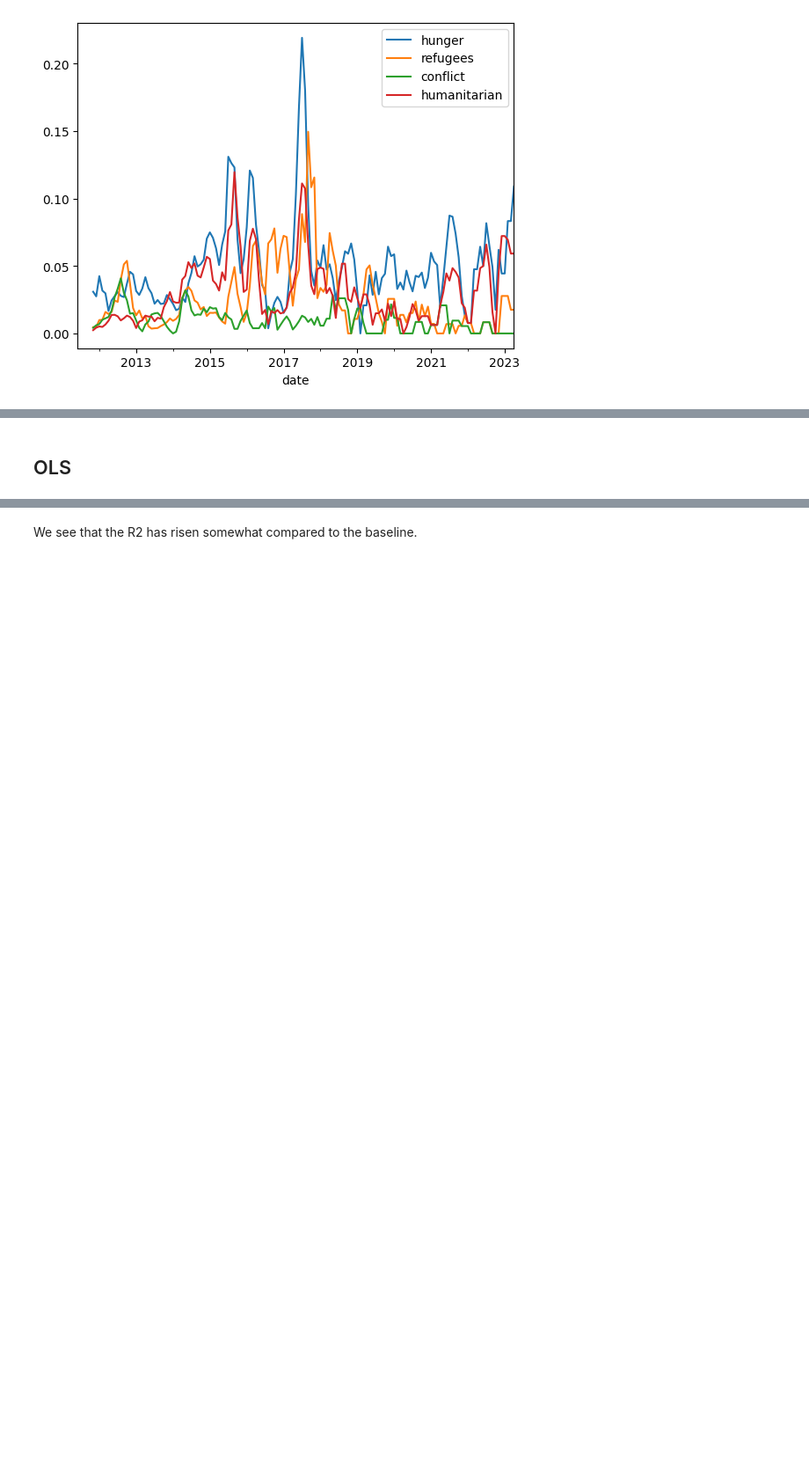
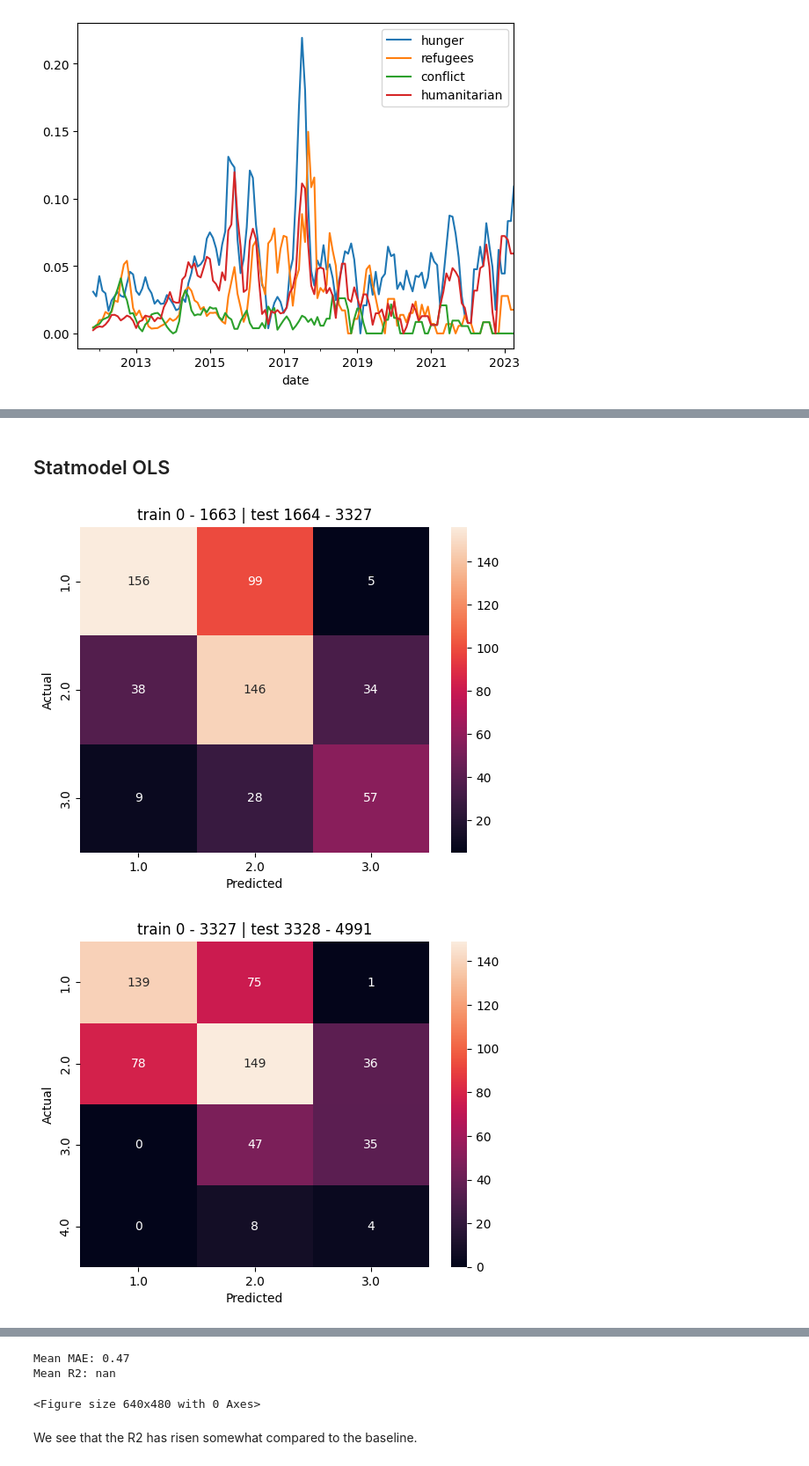
Before and after one commit to DATAYoussef/JBG060-DC3-23-24, a Jupyter notebook: predictions_lucas.ipynb, the cells around one changed output, grey strips where cells are left out. Shown at 88% size. Cells and saved outputs as stored; diff of their text form; code cells hidden in the pictures; blank space fills up the shorter version.

```diff
--- a/predictions_lucas.ipynb
+++ b/predictions_lucas.ipynb
@@ -208,7 +236,11 @@ df = create_lag_df(df, ['food_price_idx'], 3, difference=True, rolling=6) # diff
 df = create_lag_df(df, ['ipc'], 1, dropna=True) # 1-month-lag
 df = create_lag_df(df, ['ipc'], 2, dropna=True) # 2-month-lag
 df = create_lag_df(df, ['ipc'], 3, dropna=True) # 3-month-lag
-
+df = create_lag_df(df, ['pasture_pct'], 3, dropna=True) # 3-month-lag
+df = create_lag_df(df, ['rain_anom'], 3, dropna=True) # 3-month-lag
+df = create_lag_df(df, ['cropland_pct'], 3, dropna=True) # 3-month-lag
+df = create_lag_df(df, ['ha'], 1, dropna=True) # 3-month-lag
+df = create_lag_df(df, ['count_violence'], 1, dropna=True) # 3-month-lag
 df.columns # View the newly created columns
 # %% [output]
 Index(['country', 'district_code', 'centx', 'centy', 'year_month', 'year',
@@ -361,24 +378,14 @@ from sklearn.impute import KNNImputer, SimpleImputer
 # %%
-from sklearn.preprocessing import MinMaxScaler
-from sklearn import svm
 scaler=MinMaxScaler()
 
-imputer = SimpleImputer()
-numerics = ['int16', 'int32', 'int64', 'float16', 'float32', 'float64']
-df_num = df.select_dtypes(include=numerics)
-df_obj = df.select_dtypes(exclude=numerics)
-imputed_data = imputer.fit_transform(df_num)  # impute all the missing data
-df_imputed = pd.DataFrame(imputed_data, index=df_num.index)
-df_imputed=pd.concat([df_obj,df_imputed], ignore_index=True, axis=1).set_axis(df.columns.values, axis=1)
-
 #KNN
-X = df_imputed.iloc[:, -10:] # Define explanatory variables
+X = df_imputed.iloc[:, -30:] # Define explanatory variables
 scaler.fit(X.values)
 X = pd.DataFrame(scaler.transform(X.values), columns=X.columns, index=X.index)
 
 y = df_imputed[["ipc"]] # Define target data
 
-X_raw = df.iloc[:, -10:] # Define explanatory variables # Add constant column of 1s for intercept
+X_raw = df.iloc[:, -30:] # Define explanatory variables # Add constant column of 1s for intercept
 y_raw = df[["ipc"]] # Define target data
 X_raw = pd.DataFrame(scaler.transform(X_raw.values), columns=X_raw.columns, index=X_raw.index)
 
@@ -427,8 +522,6 @@ Mean MAE: 0.48
 # %%
-from sklearn.ensemble import HistGradientBoostingRegressor
-#HistGradientBoostingRegressor
-
-X = df_imputed.iloc[:, -10:] # Define explanatory variables
+from sklearn.linear_model import LinearRegression
+X = df_imputed.iloc[:, -30:] # Define explanatory variables
 y = df_imputed[["ipc"]] # Define target data
 
 cv = TimeSeriesSplit(n_splits=5) # Define TimeSeriesSplit with 5 splits
@@ -452,20 +545,17 @@ for train_index, val_index in cv.split(X): # Loop over the different training-te
     y_train = y_train.groupby('district', as_index=False).apply(lambda group: group.interpolate())
     y_train.reset_index(level=0, drop=True, inplace=True)
 
-    model = HistGradientBoostingRegressor()
+    model =LinearRegression()
     model.fit(X_train, y_train)
 
-#     y_pred = results.predict(X_test) # Run model on test data
     y_pred= model.predict(X_test)
-    print(y_pred)
     # Append results to respective lists
     errors = (abs(y_pred - y_val['ipc'].to_numpy()))
     errors = errors[~np.isnan(errors)]
     mae_values.append(np.mean(errors))
 
-    plt.title('train %s - %s | test %s - %s' % (train_index[0], train_index[-1], val_index[0], val_index[-1]))
-    plot_ConfusionMatrix(prediction = y_pred, true = y_val['ipc'].to_numpy()) # Plot confusion matrix
-print(mae_values)
+#     plt.title('train %s - %s | test %s - %s' % (train_index[0], train_index[-1], val_index[0], val_index[-1]))
+#     plot_ConfusionMatrix(prediction = y_pred, true = y_val['ipc'].to_numpy()) # Plot confusion matrix
 print(f"Mean MAE: {np.mean(mae_values):.2f}") # Print MAE
 print(f"Mean R2: {np.mean(r2_values):.2f}") # Print R2
 # %% [output]
@@ -491,10 +564,10 @@ Mean R2: nan
 # %% [markdown]
-## OLS
+## Statmodel OLS
 # %%
-X = df_imputed.iloc[:, -10:] # Define explanatory variables
+X = df_imputed.iloc[:, -30:] # Define explanatory variables
 X = sm.add_constant(X) # Add constant column of 1s for intercept
 y = df_imputed[["ipc"]] # Define target data
-X_raw = df.iloc[:, -10:] # Define explanatory variables
+X_raw = df.iloc[:, -30:] # Define explanatory variables
 X_raw = sm.add_constant(X) # Add constant column of 1s for intercept
 y_raw = df[["ipc"]] # Define target data
 
@@ -508,30 +581,33 @@ for train_index, val_index in cv.split(X): # Loop over the different training-te
 
     # Define X and y data
     X_train, X_test = X.iloc[train_index], X_raw.iloc[val_index]
     y_train, y_val = y.iloc[train_index], y_raw.iloc[val_index]
 
     # If X_train doesn't contain any news features (this happens for earlier dates) we drop news columns from both X_train and X_test
     X_train = X_train.dropna(axis=1, how='all').copy()
     X_test = X_test[X_train.columns]
 
     #Interpolate training data to generate more training points
     X_train = X_train.groupby('district', as_index=False).apply(lambda group: group.interpolate())
     X_train.reset_index(level=0, drop=True, inplace=True)
     y_train = y_train.groupby('district', as_index=False).apply(lambda group: group.interpolate())
     y_train.reset_index(level=0, drop=True, inplace=True)
 
     model = OLS(y_train, X_train) # Initialize OLS model on training data
 
     results = model.fit() # Get model results on training data
 #     print(results.summary()) # Print model summary
 
     y_pred = results.predict(X_test) # Run model on test data
 
     # Append results to respective lists
     mae_values.append((y_pred - y_val['ipc']).abs().mean())
 
     plt.title('train %s - %s | test %s - %s' % (train_index[0], train_index[-1], val_index[0], val_index[-1]))
     plot_ConfusionMatrix(prediction = y_pred, true = y_val['ipc']) # Plot confusion matrix
 
 print(f"Mean MAE: {np.mean(mae_values):.2f}") # Print MAE
 print(f"Mean R2: {np.mean(r2_values):.2f}") # Print R2
+# %% [output]
+[figure, added]
+[figure, added]
@@ -538,3 +617,6 @@ print(f"Mean R2: {np.mean(r2_values):.2f}") # Print R2
+Mean MAE: 0.47
+Mean R2: nan
+<Figure size 640x480 with 0 Axes>
 # %% [markdown]
 We see that the R2 has risen somewhat compared to the baseline.
 # %% [markdown]
```
Also changed, not shown: parts of 26 cells of this notebook.
